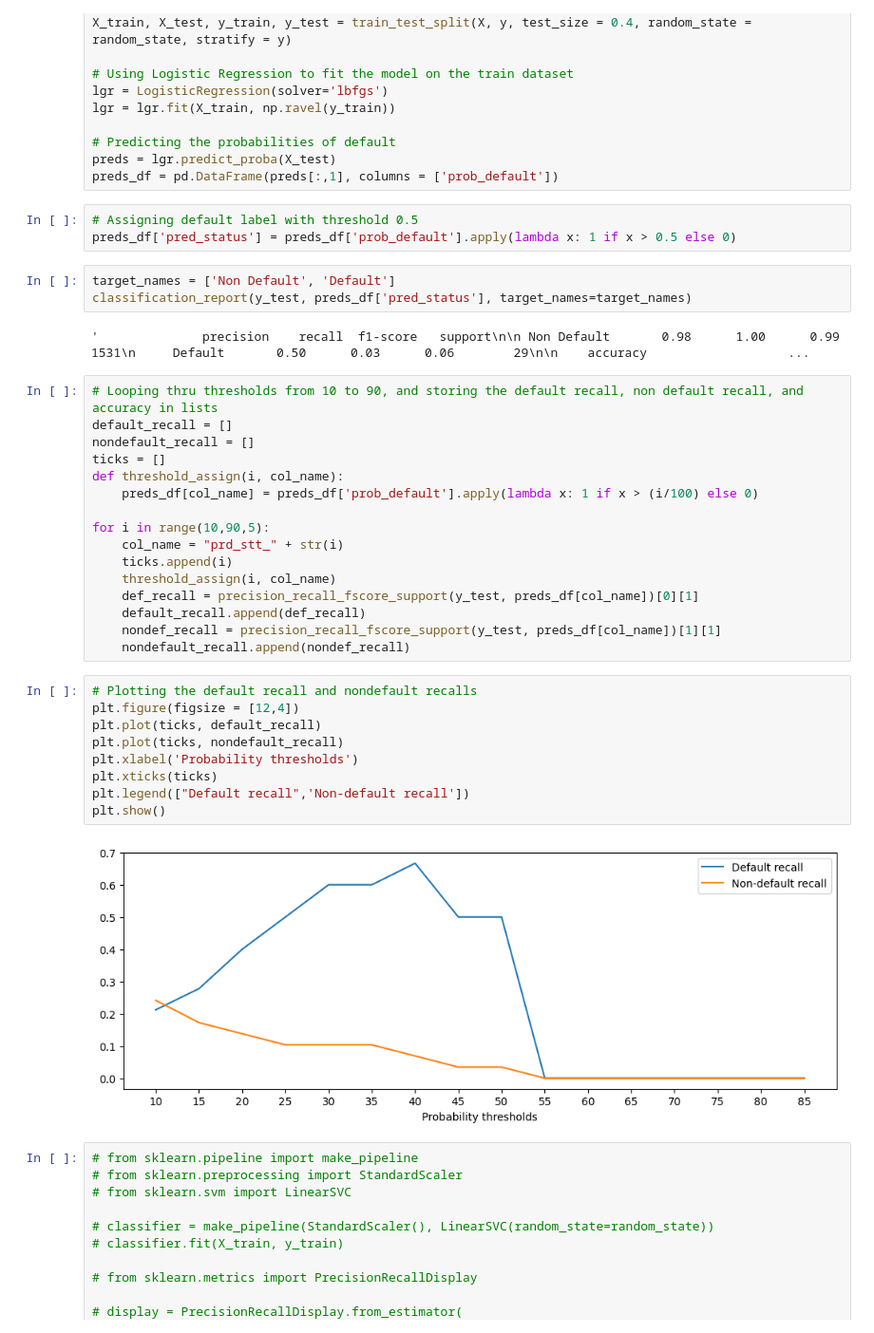
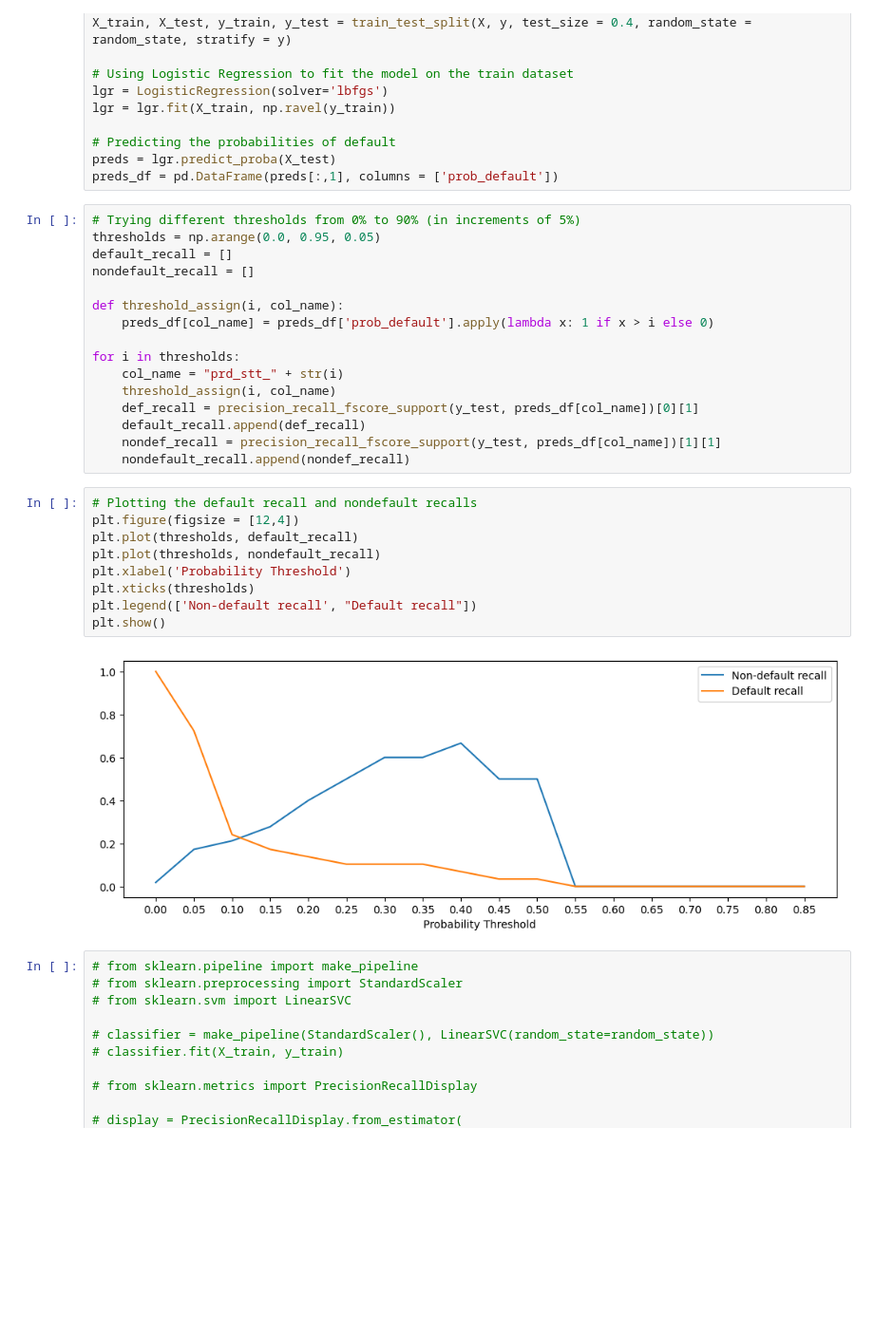
Before and after one commit to Hoale2908/Predicting-Company-Default, a Jupyter notebook: Predicting_Company_Default.ipynb, the cells around one changed output. Shown at 95% size. Saved outputs shown, nothing was run; the diff lists cells and outputs as text; blank space fills up the shorter version.

```diff
--- a/Predicting_Company_Default.ipynb
+++ b/Predicting_Company_Default.ipynb
@@ -322,25 +202,17 @@ lgr = lgr.fit(X_train, np.ravel(y_train))
 # Predicting the probabilities of default
 preds = lgr.predict_proba(X_test)
 preds_df = pd.DataFrame(preds[:,1], columns = ['prob_default'])
-# %%
-# Assigning default label with threshold 0.5
-preds_df['pred_status'] = preds_df['prob_default'].apply(lambda x: 1 if x > 0.5 else 0)
-# %%
-target_names = ['Non Default', 'Default']
-classification_report(y_test, preds_df['pred_status'], target_names=target_names)
-# %% [output]
-'              precision    recall  f1-score   support\n\n Non Default       0.98      1.00      0.99      1531\n     Default       0.50      0.03      0.06        29\n\n    accuracy                   ...
 # %%
-# Looping thru thresholds from 10 to 90, and storing the default recall, non default recall, and accuracy in lists
+# Trying different thresholds from 0% to 90% (in increments of 5%)
+thresholds = np.arange(0.0, 0.95, 0.05)
 default_recall = []
 nondefault_recall = []
-ticks = []
+
 def threshold_assign(i, col_name):
-    preds_df[col_name] = preds_df['prob_default'].apply(lambda x: 1 if x > (i/100) else 0)
+    preds_df[col_name] = preds_df['prob_default'].apply(lambda x: 1 if x > i else 0)
 
-for i in range(10,90,5):
+for i in thresholds:
     col_name = "prd_stt_" + str(i)
-    ticks.append(i)
     threshold_assign(i, col_name)
     def_recall = precision_recall_fscore_support(y_test, preds_df[col_name])[0][1]
     default_recall.append(def_recall)
@@ -349,14 +221,14 @@ for i in range(10,90,5):
 # %%
 # Plotting the default recall and nondefault recalls
 plt.figure(figsize = [12,4])
-plt.plot(ticks, default_recall)
-plt.plot(ticks, nondefault_recall)
-plt.xlabel('Probability thresholds')
-plt.xticks(ticks)
-plt.legend(["Default recall",'Non-default recall'])
+plt.plot(thresholds, default_recall)
+plt.plot(thresholds, nondefault_recall)
+plt.xlabel('Probability Threshold')
+plt.xticks(thresholds)
+plt.legend(['Non-default recall', "Default recall"])
 plt.show()
 # %% [output]
-[figure, old version]
+[figure, new version]
 # %%
 # from sklearn.pipeline import make_pipeline
 # from sklearn.preprocessing import StandardScaler
```
Also changed, not shown: parts of 16 cells of this notebook, 1 other file.
